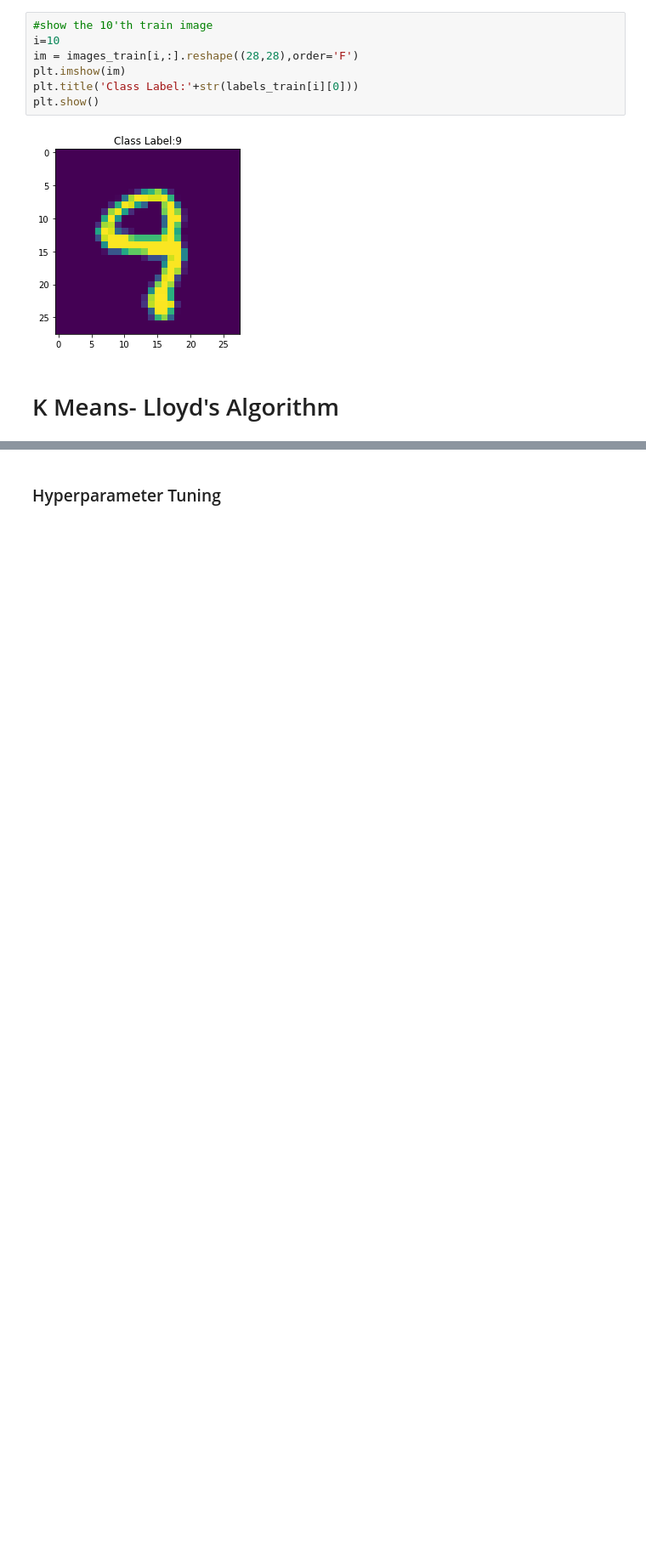
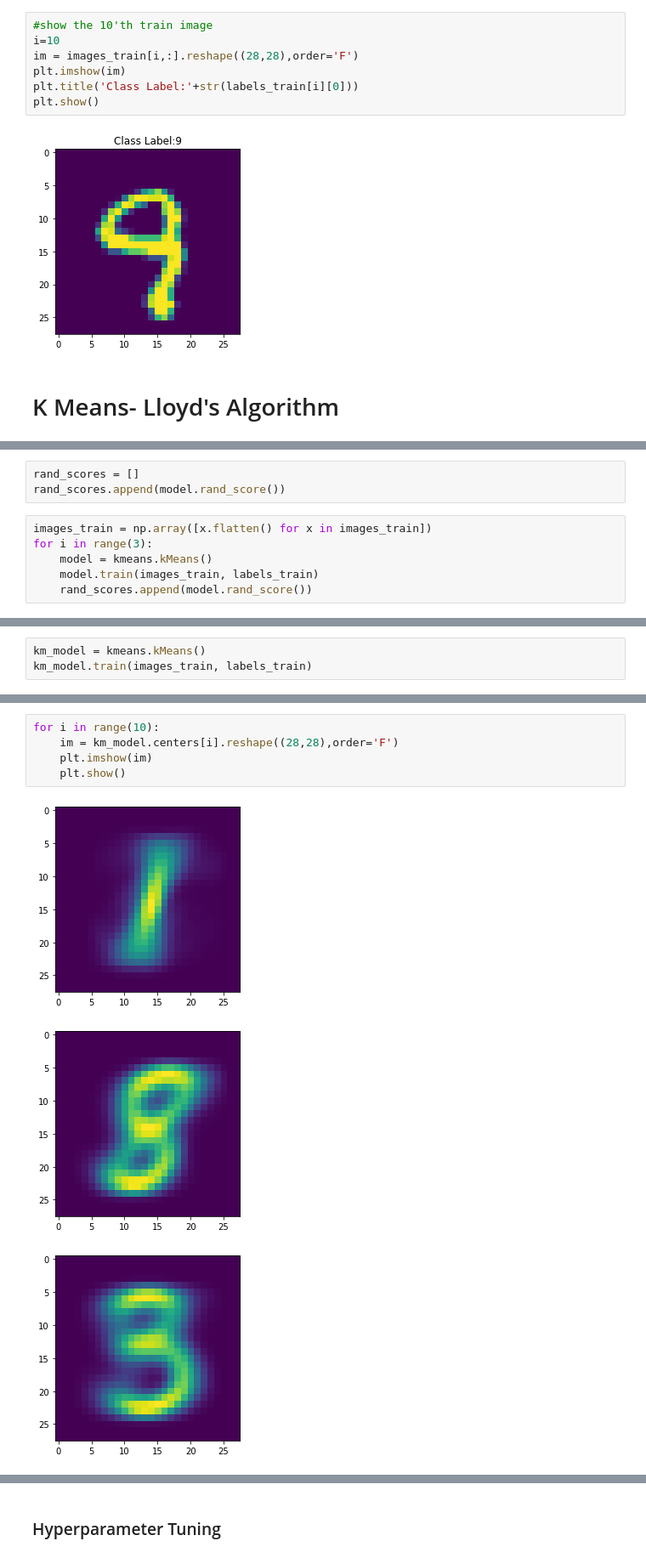
Before and after one commit to nammyk789/MAT270-hw2, a Jupyter notebook: problem 3.ipynb, the cells around one changed output, grey strips where cells are left out. Shown: that part at 85% size. Drawn from its saved outputs; the diff is of its cells as text; blank space fills up the shorter version.

```diff
--- a/problem 3.ipynb
+++ b/problem 3.ipynb
@@ -33,0 +37,9 @@ plt.show()
+# %%
+rand_scores = []
+rand_scores.append(model.rand_score())
+# %%
+images_train = np.array([x.flatten() for x in images_train])
+for i in range(3):
+    model = kmeans.kMeans()
+    model.train(images_train, labels_train)
+    rand_scores.append(model.rand_score())
@@ -33,0 +83,3 @@ plt.show()
+# %%
+km_model = kmeans.kMeans()
+km_model.train(images_train, labels_train)
@@ -33,0 +104,9 @@ plt.show()
+# %%
+for i in range(10):
+    im = km_model.centers[i].reshape((28,28),order='F')
+    plt.imshow(im)
+    plt.show()
+# %% [output]
+[figure, added]
+[figure, added]
+[figure, added]
```
Also changed, not shown: parts of 29 cells of this notebook, 4 other files.
